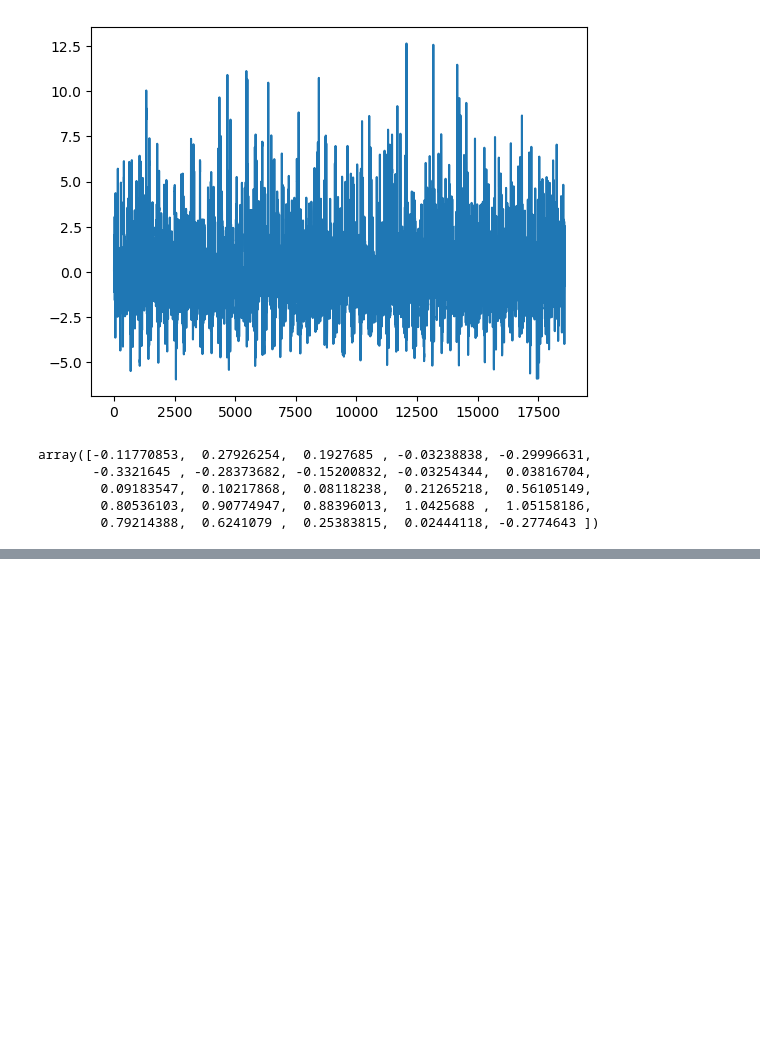
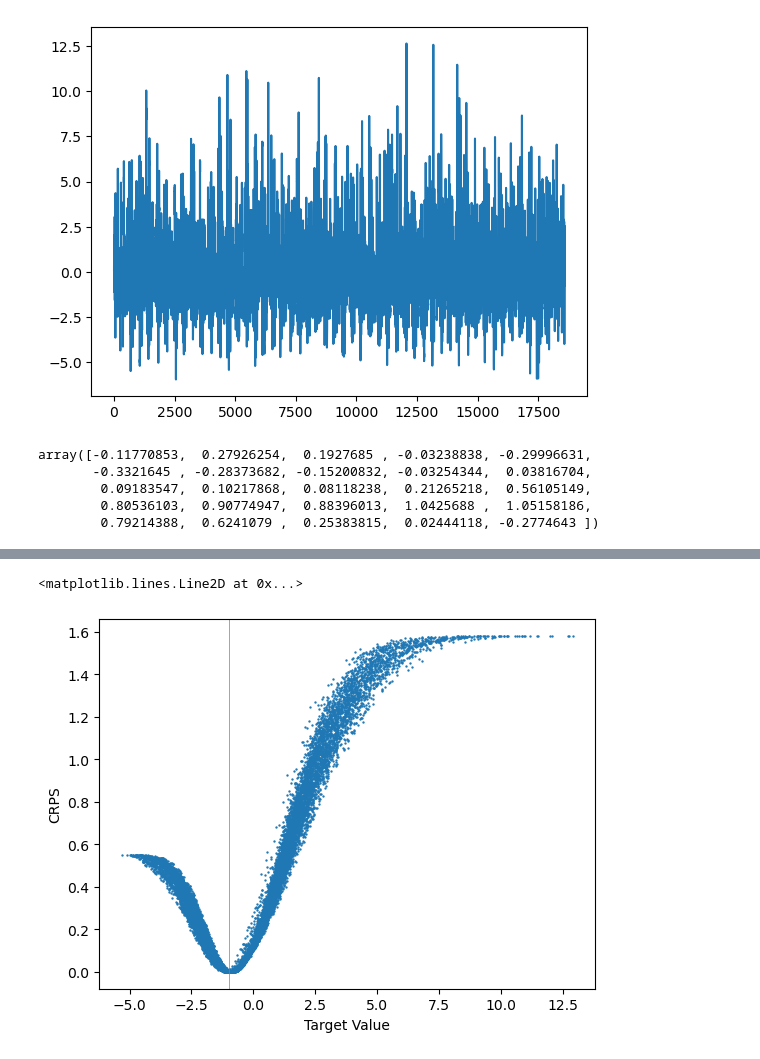
Before and after one commit to Jolan-vP/E3SM, a Jupyter notebook: playfile.ipynb, the cells around one changed output, grey strips where cells are left out. Cells and saved outputs as stored; diff of their text form; code cells hidden in the pictures; blank space fills up the shorter version.

```diff
--- a/playfile.ipynb
+++ b/playfile.ipynb
@@ -261,0 +324,18 @@ array([-0.11770853,  0.27926254,  0.1927685 , -0.03238838, -0.29996631,
+# %%
+samples_size = 20000
+
+crps_lower = Shash(output[:size, :]).cdf_NONTENSOR(output[:samples_size,:], test_target[:samples_size]) # area under SHASH CDF up until target value
+#print(crps_lower)
+
+dist = Shash(output[:samples_size, :])
+p = dist.prob(test_target[:samples_size]).numpy()
+
+maxP = np.zeros(samples_size)
+CRPS = np.zeros(samples_size)
+
+for idist, distribution in enumerate(p):
+    maxP[idist] = p.max()
+            # heaviside - (1- crps_lower) = (x_inf - x) - (1 - crps_lower) = x_delta - (1 - crps_lower)
+    crps_upper =  maxP[idist] - (1 - crps_lower[idist]) # area between heaviside function and SHASH CDF
+
+    CRPS[idist] =  (crps_lower[idist] + crps_upper) ** 2
@@ -261,0 +385,9 @@ array([-0.11770853,  0.27926254,  0.1927685 , -0.03238838, -0.29996631,
+# %%
+plt.figure()
+plt.scatter(test_target[:size], CRPS, s = 0.5)
+plt.xlabel("Target Value")
+plt.ylabel("CRPS")
+plt.axvline(-1, color  = 'grey', linewidth = 0.5)
+# %% [output]
+<matplotlib.lines.Line2D at 0x...>
+[figure, added]
```
Also changed, not shown: parts of 11 cells of this notebook, 3 other files.
